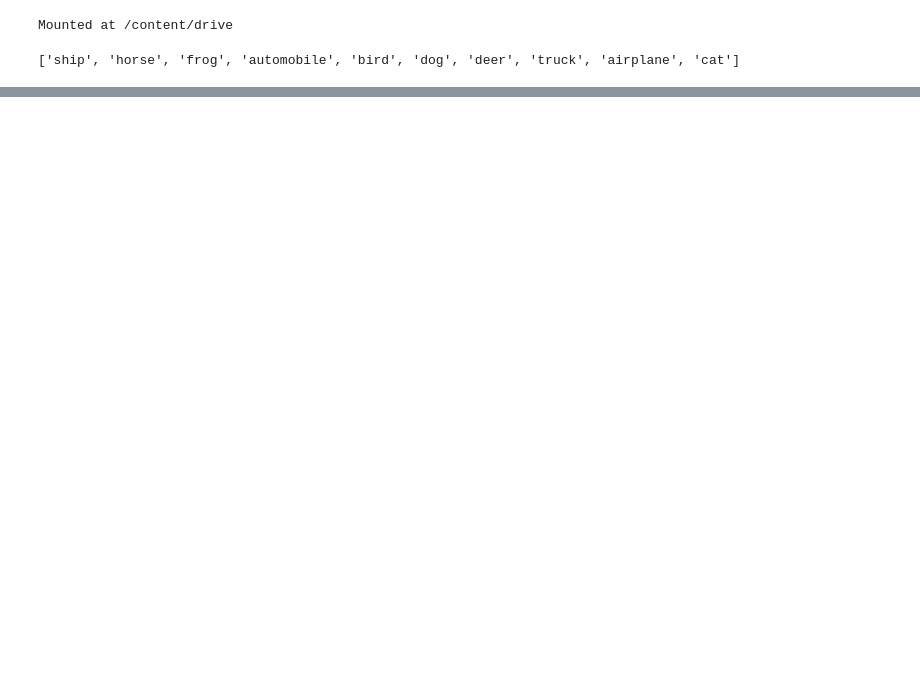
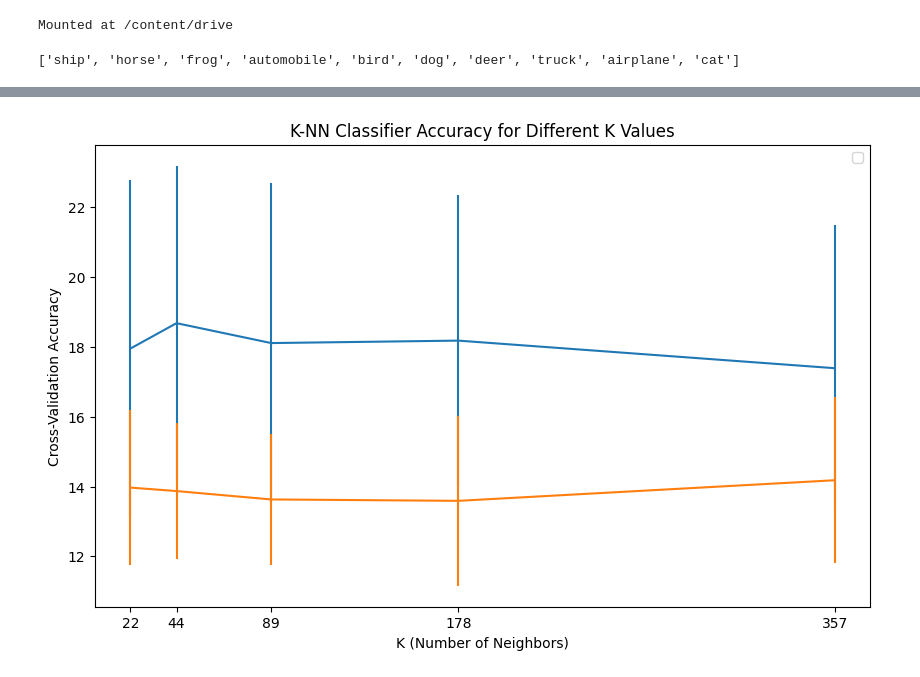
Before and after one commit to Jannatulferdous77/CVPR, a Jupyter notebook: MID/assignment_1_KNN.ipynb, the cells around one changed output, grey strips where cells are left out. Cells and saved outputs as stored; diff of their text form; code cells hidden in the pictures; blank space fills up the shorter version.

```diff
--- a/MID/assignment_1_KNN.ipynb
+++ b/MID/assignment_1_KNN.ipynb
@@ -16,9 +16,9 @@ from sklearn.model_selection import KFold
 import statistics as st
 
 
-train_dir = '/content/drive/MyDrive/test'
+test_dir = '/content/drive/MyDrive/test'
 catagories = []
-for c in os.listdir(train_dir):
+for c in os.listdir(test_dir):
     catagories.append(c)
 print(catagories)
 # %% [output]
@@ -40,9 +41,9 @@ Total Train Data: 10000
 # %%
-random.shuffle(train_data)
+random.shuffle(test_data)
 
 KFactor = [0.25, 0.5, 1, 2, 4]
 kf = KFold(n_splits=5, random_state=None, shuffle=False)
-for i,(train_index, test_index) in enumerate(kf.split(train_data)):
+for i,(train_index, test_index) in enumerate(kf.split(test_data)):
     k_values = np.multiply(np.sqrt(train_index.size),KFactor)
     # k_values = np.arange(1,np.sqrt(train_index.size)*10,40)
     k_values = [int(x) for x in k_values]
@@ -51,14 +52,14 @@ for i,(train_index, test_index) in enumerate(kf.split(train_data)):
 accuracy = np.zeros((2,len(k_values),kf.n_splits), dtype=int)
 
 res = []
-for i,(train_index, test_index) in enumerate(kf.split(train_data)):
+for i,(train_index, test_index) in enumerate(kf.split(test_data)):
     for x in tqdm(test_index):
         r = []
-        testData = train_data[x][0]
+        testData = test_data[x][0]
         l1 = []
         l2 = []
         for y in train_index:
-            trainData = train_data[y][0]
+            trainData = test_data[y][0]
             d = np.sum(abs(testData-trainData))
             l1.append(d)
             d = np.sqrt(np.sum((testData-trainData)**2))
@@ -68,11 +69,21 @@ for i,(train_index, test_index) in enumerate(kf.split(train_data)):
         for k in k_values:
             comp = []
             for j in l1_i[:k]:
-                comp.append(train_data[j][1])
-            if st.mode(comp) == train_data[x][1]:
+                comp.append(test_data[j][1])
+            if st.mode(comp) == test_data[x][1]:
                 accuracy[0][k_values.index(k)][i] += 1
             comp = []
             for j in l2_i[:k]:
-                comp.append(train_data[j][1])
-            if st.mode(comp) == train_data[x][1]:
+                comp.append(test_data[j][1])
+            if st.mode(comp) == test_data[x][1]:
                 accuracy[1][k_values.index(k)][i] += 1
+# %%
+L1_acc = [[],[]]
+L2_acc = [[],[]]
+print(accuracy)
+for a in accuracy[0]:
+    L1_acc[0].append(a.mean()*100/2000)
+    L1_acc[1].append(a.std()*100/2000)
+for a in accuracy[1]:
+    L2_acc[0].append(a.mean()*100/2000)
+    L2_acc[1].append(a.std()*100/2000)
@@ -78,0 +102,12 @@ for i,(train_index, test_index) in enumerate(kf.split(train_data)):
+# %%
+plt.figure(figsize=(10, 6))
+plt.errorbar(k_values, L1_acc[0], L1_acc[1])
+plt.errorbar(k_values, L2_acc[0], L2_acc[1])
+plt.legend(['Manhattan (L1)','Euclidean (L2)'])
+plt.xlabel('K (Number of Neighbors)')
+plt.ylabel('Cross-Validation Accuracy')
+plt.title('K-NN Classifier Accuracy for Different K Values')
+plt.xticks(k_values)
+plt.legend()
+plt.show()
+# %% [output]
@@ -78,0 +115 @@ for i,(train_index, test_index) in enumerate(kf.split(train_data)):
+[figure, added]
```
Also changed, not shown: parts of 3 cells of this notebook.
